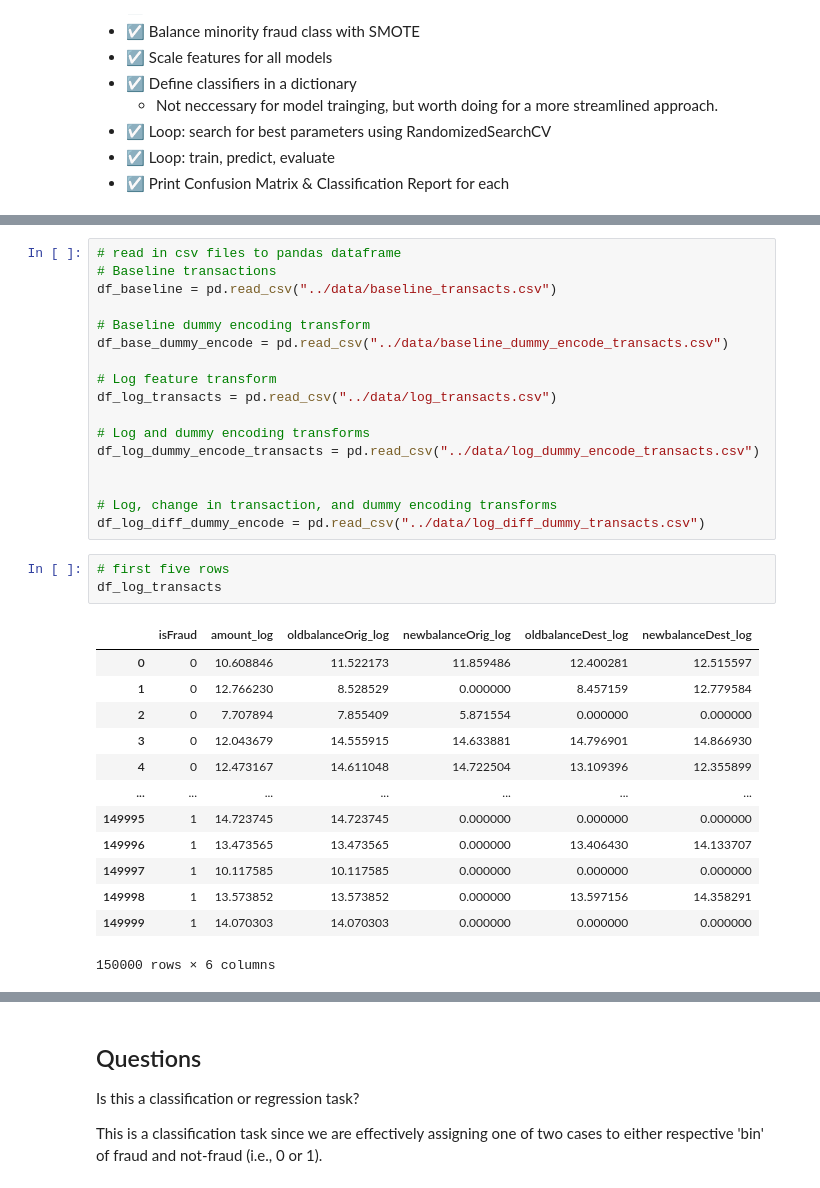
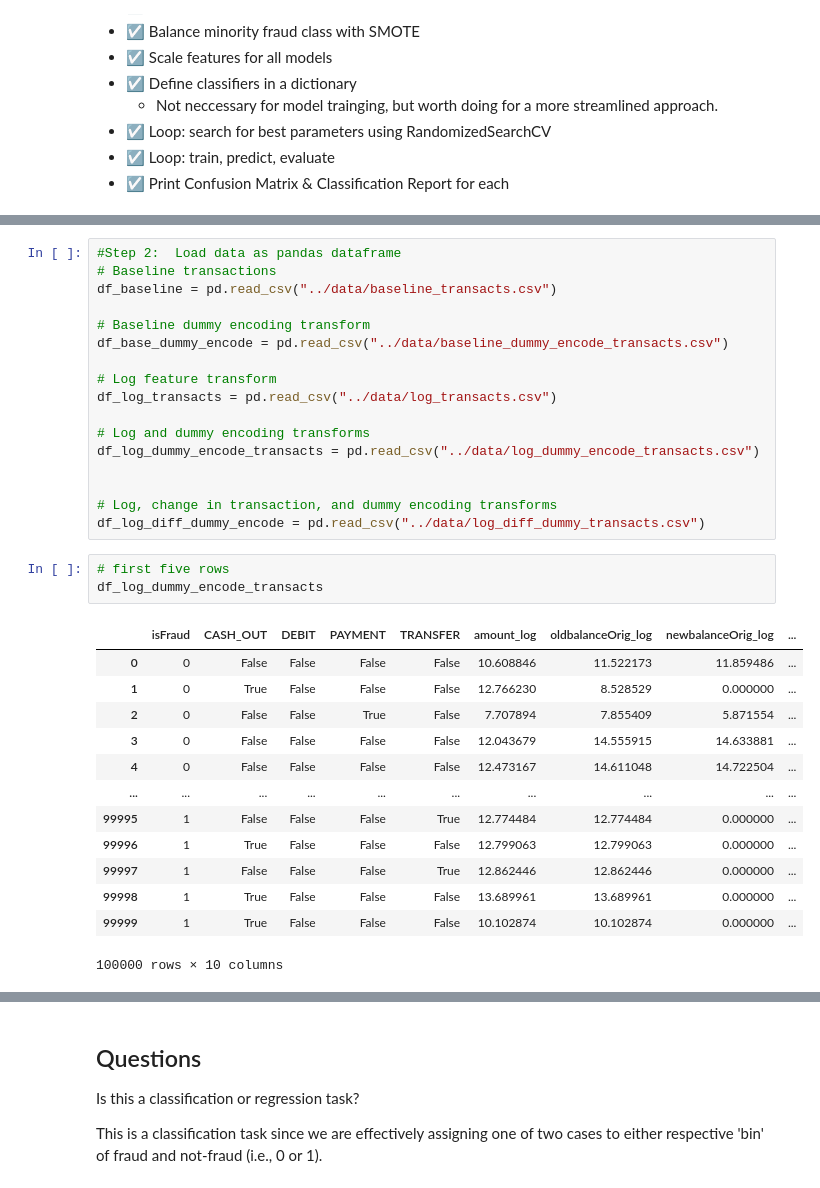
Before and after one commit to DataEden/The-Knowledge-House-2025, a Jupyter notebook: T-Labs/ML-Fraud-Detection/notebooks/model_train.ipynb, the cells around one changed output, grey strips where cells are left out. Cells and saved outputs as stored; diff of their text form.

```diff
--- a/T-Labs/ML-Fraud-Detection/notebooks/model_train.ipynb
+++ b/T-Labs/ML-Fraud-Detection/notebooks/model_train.ipynb
@@ -63,7 +64,7 @@ import seaborn as sns
 # %% [output]
 ✔️There are currently 8 CPU-Cores available for model training💪
 # %%
-# read in csv files to pandas dataframe
+#Step 2:  Load data as pandas dataframe
 # Baseline transactions
 df_baseline = pd.read_csv("../data/baseline_transacts.csv")
 
@@ -81,19 +82,19 @@ df_log_dummy_encode_transacts = pd.read_csv("../data/log_dummy_encode_transacts.
 df_log_diff_dummy_encode = pd.read_csv("../data/log_diff_dummy_transacts.csv")
 # %%
 # first five rows
-df_log_transacts
+df_log_dummy_encode_transacts
 # %% [output]
-|  | isFraud | amount_log | oldbalanceOrig_log | newbalanceOrig_log | oldbalanceDest_log | newbalanceDest_log |
-| 0 | 0 | 10.608846 | 11.522173 | 11.859486 | 12.400281 | 12.515597 |
-| 1 | 0 | 12.766230 | 8.528529 | 0.000000 | 8.457159 | 12.779584 |
-| 2 | 0 | 7.707894 | 7.855409 | 5.871554 | 0.000000 | 0.000000 |
-| 3 | 0 | 12.043679 | 14.555915 | 14.633881 | 14.796901 | 14.866930 |
-| 4 | 0 | 12.473167 | 14.611048 | 14.722504 | 13.109396 | 12.355899 |
-| ... | ... | ... | ... | ... | ... | ... |
-| 149995 | 1 | 14.723745 | 14.723745 | 0.000000 | 0.000000 | 0.000000 |
-| 149996 | 1 | 13.473565 | 13.473565 | 0.000000 | 13.406430 | 14.133707 |
-| 149997 | 1 | 10.117585 | 10.117585 | 0.000000 | 0.000000 | 0.000000 |
-| 149998 | 1 | 13.573852 | 13.573852 | 0.000000 | 13.597156 | 14.358291 |
-| 149999 | 1 | 14.070303 | 14.070303 | 0.000000 | 0.000000 | 0.000000 |
+|  | isFraud | CASH_OUT | DEBIT | PAYMENT | TRANSFER | amount_log | oldbalanceOrig_log | newbalanceOrig_log | ... |
+| 0 | 0 | False | False | False | False | 10.608846 | 11.522173 | 11.859486 | ... |
+| 1 | 0 | True | False | False | False | 12.766230 | 8.528529 | 0.000000 | ... |
+| 2 | 0 | False | False | True | False | 7.707894 | 7.855409 | 5.871554 | ... |
+| 3 | 0 | False | False | False | False | 12.043679 | 14.555915 | 14.633881 | ... |
+| 4 | 0 | False | False | False | False | 12.473167 | 14.611048 | 14.722504 | ... |
+| ... | ... | ... | ... | ... | ... | ... | ... | ... | ... |
+| 99995 | 1 | False | False | False | True | 12.774484 | 12.774484 | 0.000000 | ... |
+| 99996 | 1 | True | False | False | False | 12.799063 | 12.799063 | 0.000000 | ... |
+| 99997 | 1 | False | False | False | True | 12.862446 | 12.862446 | 0.000000 | ... |
+| 99998 | 1 | True | False | False | False | 13.689961 | 13.689961 | 0.000000 | ... |
+| 99999 | 1 | True | False | False | False | 10.102874 | 10.102874 | 0.000000 | ... |
-150000 rows × 6 columns
+100000 rows × 10 columns
 # %%
```
Also changed, not shown: parts of 21 cells of this notebook.
